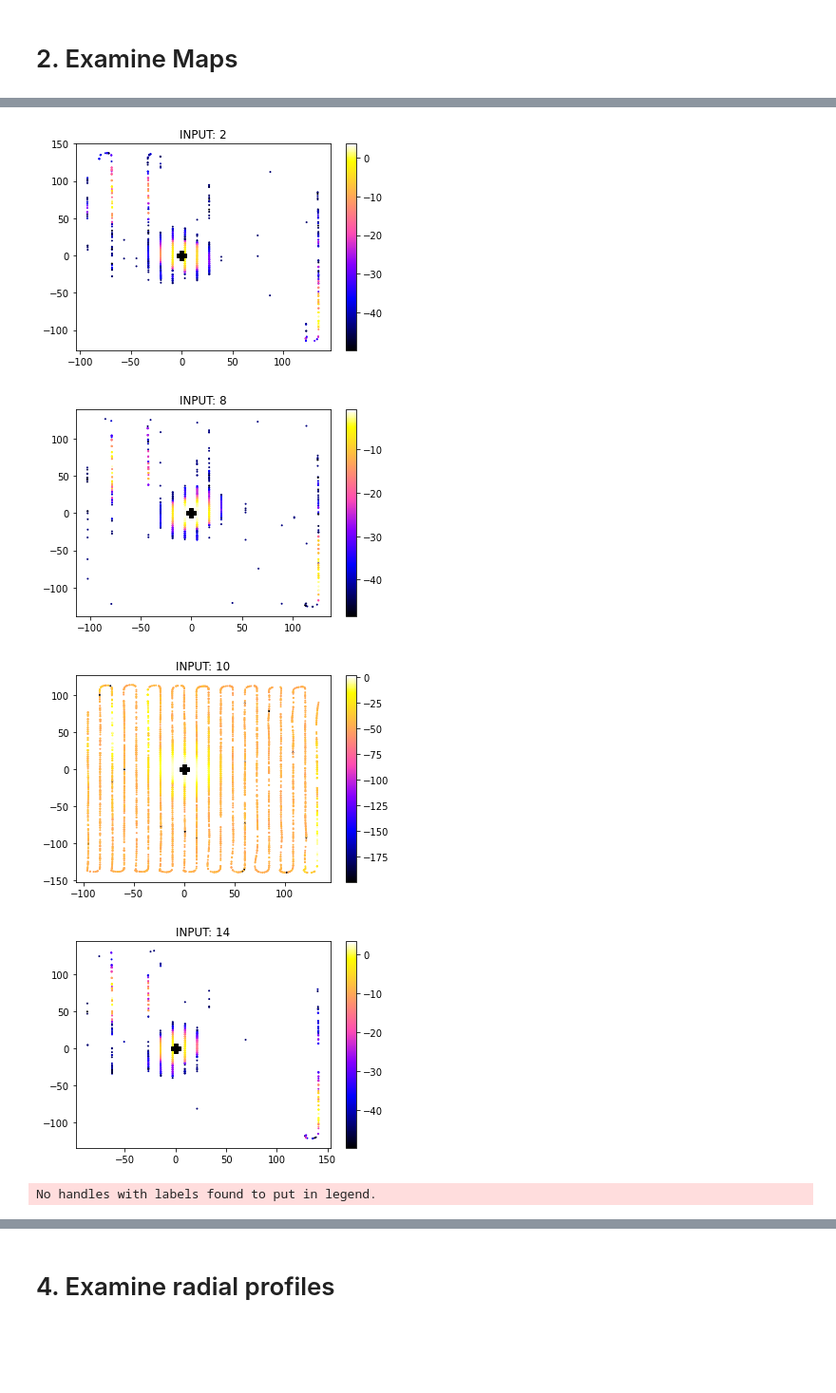
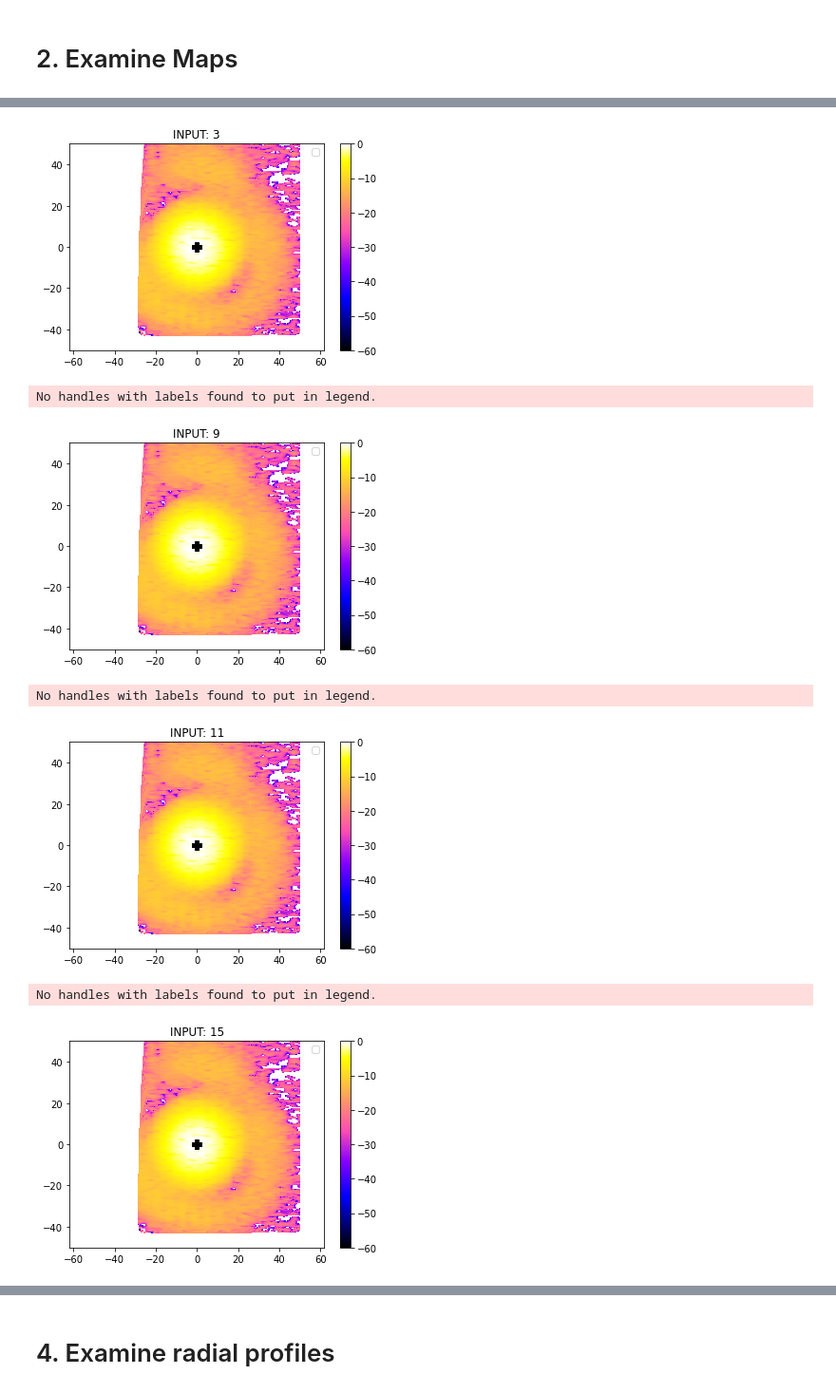
Before and after one commit to WrightLaboratory/newburghlabdrone, a Jupyter notebook: analysis/LBN_Flight_Maps_Basic_Checks.ipynb, the cells around one changed output, grey strips where cells are left out. Shown at 95% size. Cells and saved outputs as stored; diff of their text form; code cells hidden in the pictures; blank space fills up the shorter version.

Commit message:
updates to separate linear interpolation, new frequency, new flight

```diff
--- a/analysis/LBN_Flight_Maps_Basic_Checks.ipynb
+++ b/analysis/LBN_Flight_Maps_Basic_Checks.ipynb
@@ -81,14 +81,14 @@ d=0
 # %%
 #flies = ['533','534','535','536','618','619','623','625','648','649','646','647','620','624']
 
-fly = '648'
+fly = '618'
 
 ffile = glob.glob(fitdir+'*'+fly+'*')[0]
 pklfile = glob.glob(pckldir+'*'+fly+'*')[0]
 print(ffile)
 print(pklfile)
 
-with open('/home/ln267/newburghlabdrone/analysis/GBO_flights_forscripts.yaml', 'r') as fff:
+with open('/hirax/GBO_Analysis_Outputs/GBO_flights_forscripts.yaml', 'r') as fff:
     documents = yaml.safe_load(fff)
 flights = documents["flight_info"]["flights"]
 N_pols = documents["flag_info"]["N_pols"]
@@ -208,0 +237,19 @@ yoff = pconcat.drone_xyz_LC_interp[indsoff0,1]
+# %%
+freq_i = 927
+for di in range(0,len(pols)):
+    d = pols[di]
+    xc = pconcat.G_popt[d,freq_i,1] # x centroid
+    yc = pconcat.G_popt[d,freq_i,3] # y centroid
+    amp_corr = pconcat.V_bgsub[indsuse0,freq_i,d]/pconcat.G_popt[d,freq_i,0]
+
+    #plt.scatter(x,y,s=dotsize, c=amp_corr, cmap='gnuplot2')
+    #plt.colorbar()
+    #plt.show()
+
+    xp,yp = get_newpointing(x,y,xc,yc,0.0)
+
+    plt.title('INPUT: '+str(d))
+    plt.scatter(xp,yp,s=dotsize, c=10*np.log10(amp_corr), cmap='gnuplot2')
+    plt.plot(0,0,color='black',marker='P',markersize=10)
+    plt.colorbar()
+    plt.show()
@@ -210,24 +263,7 @@ yoff = pconcat.drone_xyz_LC_interp[indsoff0,1]
 LZs = np.zeros([len(pols),len(LX[:,0]),len(LY[0,:])])
 RPs = np.zeros([len(pols),142])
 
-freq_i = 832
 for di in range(0,len(pols)):
-    d = pols[di]
-    xc = pconcat.G_popt[d,freq_i,1] # x centroid
-    yc = pconcat.G_popt[d,freq_i,3] # y centroid
-    amp_corr = pconcat.V_bgsub[indsuse0,freq_i,d]/pconcat.G_popt[d,freq_i,0]
-
-    #plt.scatter(x,y,s=dotsize, c=amp_corr, cmap='gnuplot2')
-    #plt.colorbar()
-    #plt.show()
-
-    xp,yp = get_newpointing(x,y,xc,yc,0.0)
-
-    plt.title('INPUT: '+str(d))
-    plt.scatter(xp,yp,s=dotsize, c=10*np.log10(amp_corr), cmap='gnuplot2')
-    plt.plot(0,0,color='black',marker='P',markersize=10)
-    plt.colorbar()
-    plt.show()
 
     # linear gridding, for reference
     try:
@@ -251,5 +289,7 @@ Deprecated in NumPy 1.20; for more details and guidance: https://numpy.org/devdo
-[figure, old version]
+[figure, new version]
+No handles with labels found to put in legend.
-[figure, old version]
+[figure, new version]
+No handles with labels found to put in legend.
-[figure, old version]
+[figure, new version]
+No handles with labels found to put in legend.
-[figure, old version]
+[figure, new version]
-No handles with labels found to put in legend.
```
Also changed, not shown: parts of 8 cells of this notebook.
